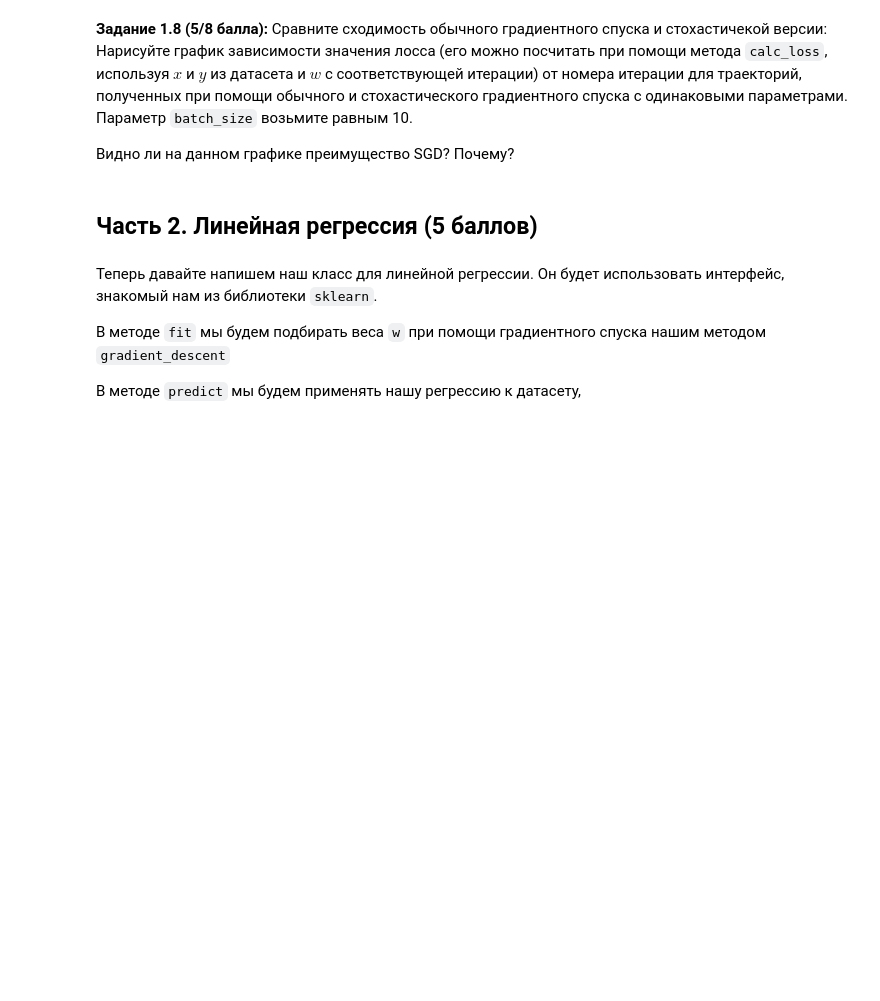
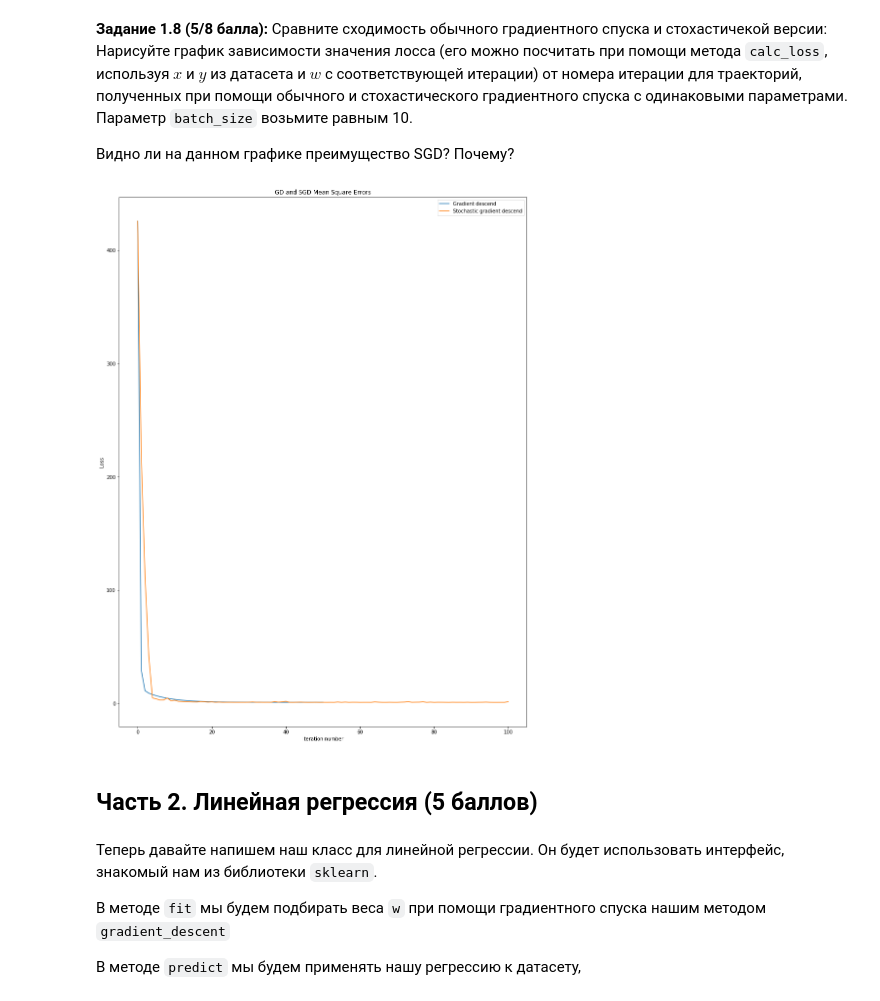
Before and after one commit to ksusonic/iad-intro-ds, a Jupyter notebook: 2021/homeworks/hw05_gd.ipynb, the cells around one changed output. Saved outputs shown, nothing was run; the diff lists cells and outputs as text; code cells hidden in the pictures; blank space fills up the shorter version.

```diff
--- a/2021/homeworks/hw05_gd.ipynb
+++ b/2021/homeworks/hw05_gd.ipynb
@@ -327,3 +406,21 @@ def stochastic_gradient_descent(w_init: np.ndarray, X: np.ndarray, y: np.ndarray
+# %%
+# -- YOUR CODE HERE --
+hist_gd = gradient_descent(w_init, X, y, loss, 0.005, 50)
+hist_sgd = stochastic_gradient_descent(w_init, X, y, loss, 0.01, 10, 0.1, 100)
+
+mse_gd = [loss.calc_loss(X, y, w) for w in hist_gd]
+mse_sgd = [loss.calc_loss(X, y, w) for w in hist_sgd]
+
+plt.figure(figsize=(15, 20))
+plt.title("GD and SGD Mean Square Errors")
+plt.xlabel('Iteration number')
+plt.ylabel('Loss')
+plt.plot(mse_gd, label="Gradient descend")
+plt.plot(mse_sgd, label="Stochastic gradient descend")
+plt.legend()
+plt.show()
+# %% [output]
+[figure, added]
 # %% [markdown]
 ## Часть 2. Линейная регрессия (5 баллов)
 # %% [markdown]
```
Also changed, not shown: parts of 13 cells of this notebook.
